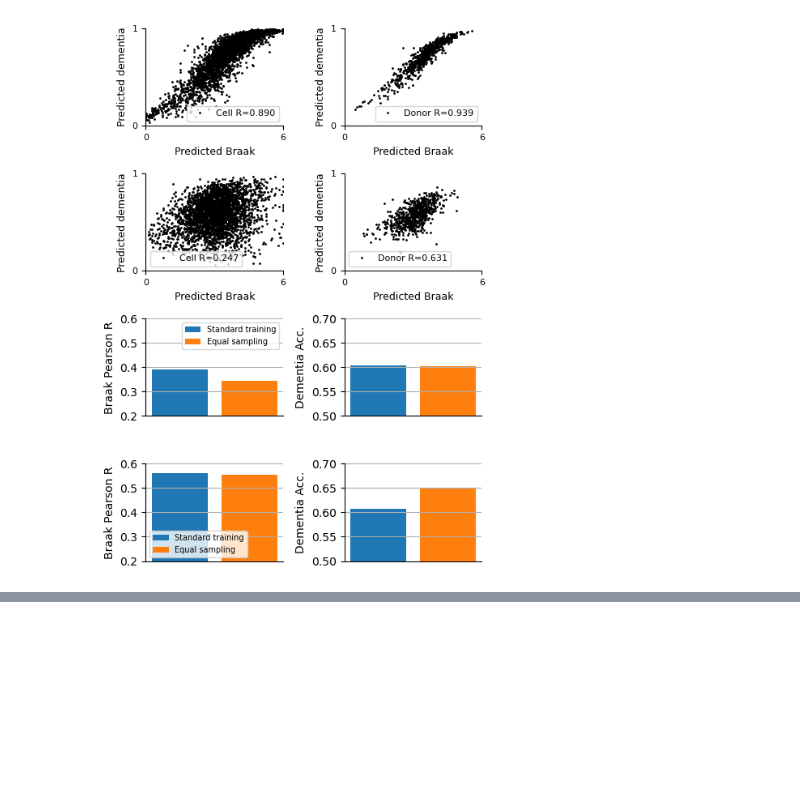
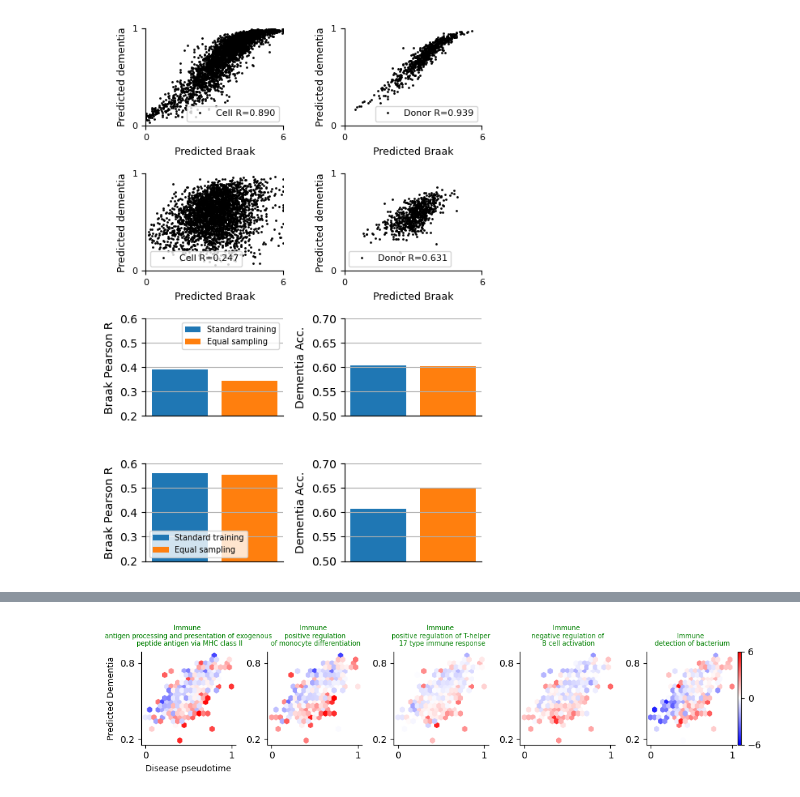
Before and after one commit to DiseaseNeuroGenomics/PsychADxD, a Jupyter notebook: 7_trajectory/generate_figures.ipynb, the cells around one changed output, grey strips where cells are left out. Drawn from its saved outputs; the diff is of its cells as text; code cells hidden in the pictures; blank space fills up the shorter version.

```diff
--- a/7_trajectory/generate_figures.ipynb
+++ b/7_trajectory/generate_figures.ipynb
@@ -549,0 +460,11 @@ plt.show()
+# %%
+path_info = [
+    ("Immune", "antigen processing and presentation of exogenous peptide antigen via MHC class II"),
+    ("Immune", "positive regulation of monocyte differentiation"),
+    ("Immune", "positive regulation of T-helper 17 type immune response"),
+    ("Immune", "negative regulation of B cell activation"),
+    ("Immune", "detection of bacterium"),
+]
+rv.plot_figures(path_info, max_val = 6)
+# %% [output]
+[figure, added]
```
Also changed, not shown: parts of 19 cells of this notebook, 1 other file.
